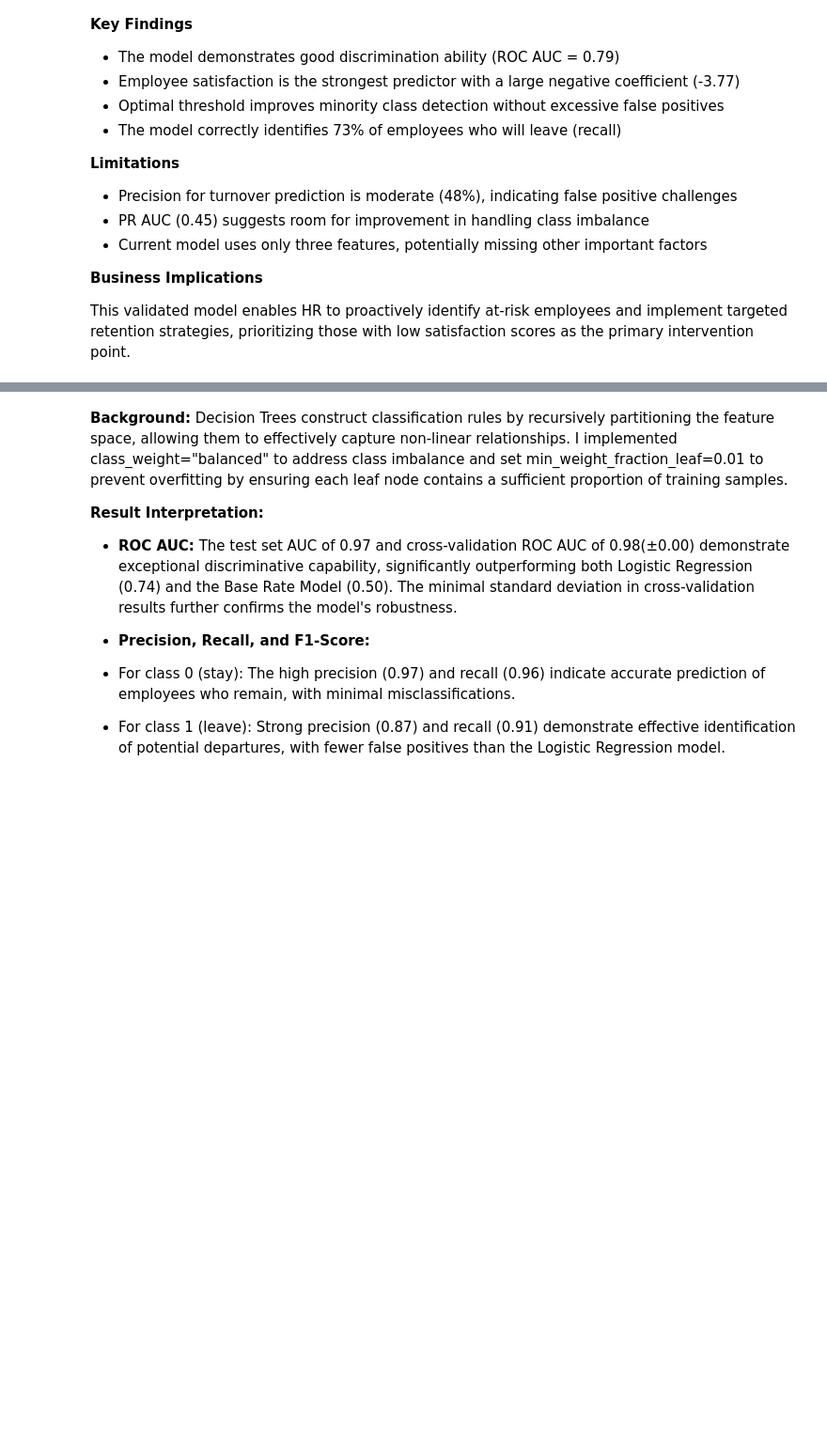
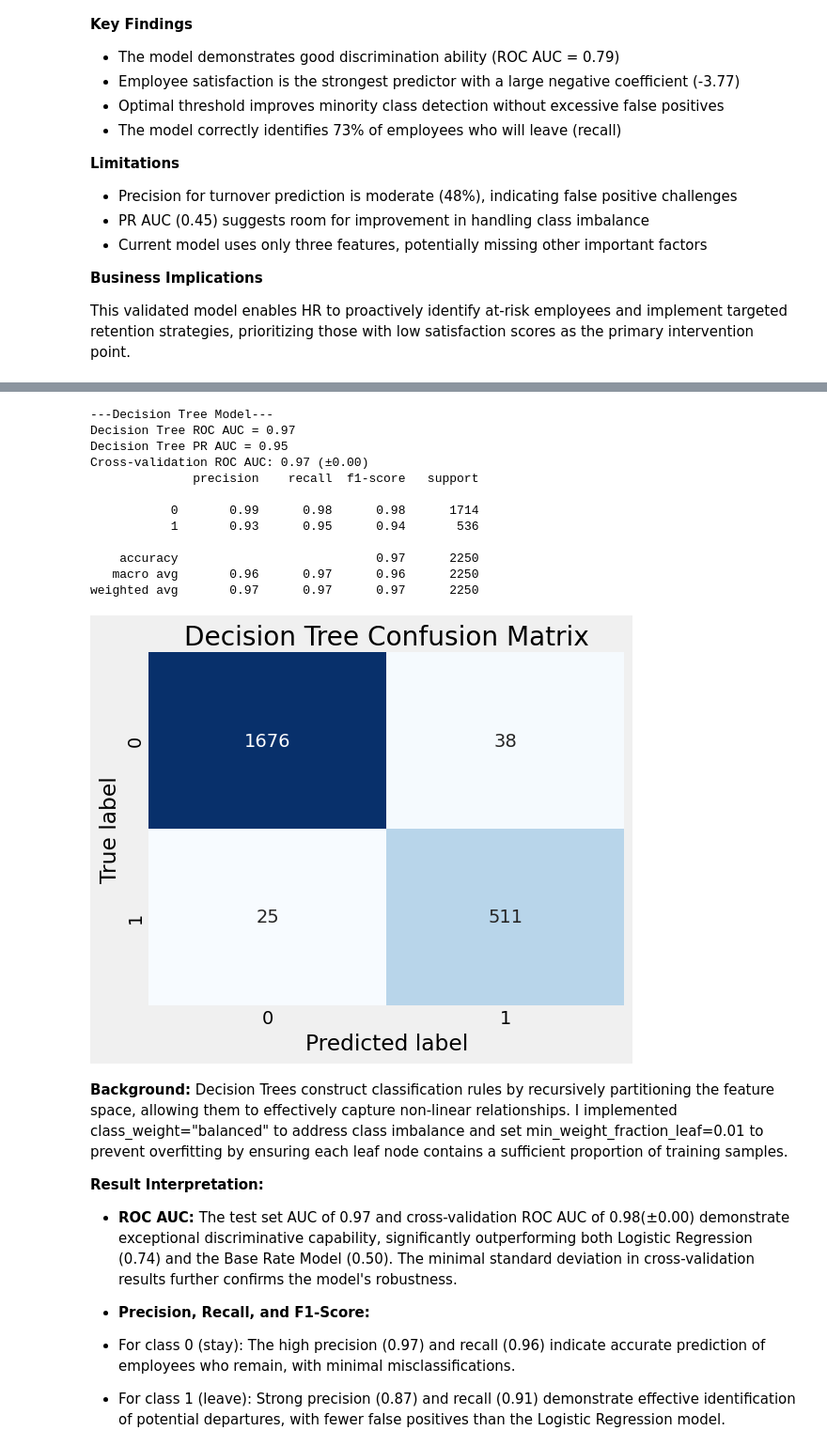
Before and after one commit to Molly503/employee_turnover, a Jupyter notebook: A Deep Dive into Turnover Patterns and Risk Factors.ipynb, the cells around one changed output, grey strips where cells are left out. Shown at 94% size. Cells and saved outputs as stored; diff of their text form; code cells hidden in the pictures; blank space fills up the shorter version.

Commit message:
validation update

```diff
--- a/A Deep Dive into Turnover Patterns and Risk Factors.ipynb
+++ b/A Deep Dive into Turnover Patterns and Risk Factors.ipynb
@@ -1522,3 +1656,61 @@ weighted avg       0.95      0.95      0.95      2250
+# %%
+
+from sklearn.model_selection import cross_val_score
+from sklearn.metrics import roc_auc_score, classification_report, confusion_matrix
+from sklearn.metrics import precision_recall_curve, auc
+import matplotlib.pyplot as plt
+import seaborn as sns
+
+
+def pr_auc_score(y_true, y_score):
+    precision, recall, _ = precision_recall_curve(y_true, y_score)
+    return auc(recall, precision)
+
+
+def plot_confusion_matrix(y_true, y_pred, title):
+    cm = confusion_matrix(y_true, y_pred)
+    plt.figure(figsize=(6, 5))
+    sns.heatmap(cm, annot=True, fmt='d', cmap='Blues', cbar=False)
+    plt.title(title)
+    plt.ylabel('True label')
+    plt.xlabel('Predicted label')
+    plt.tight_layout()
+    plt.show()
+
+
+X_test = X_test[X_train.columns]
+
+
+from sklearn.tree import DecisionTreeClassifier
+dtree = DecisionTreeClassifier(random_state=42)
+dtree.fit(X_train, y_train)
+
+# Cross-validation for decision tree
+dt_cv_scores = cross_val_score(dtree, X_train, y_train, cv=5, scoring='roc_auc')
+
+print("\n\n---Decision Tree Model---")
+dt_roc_auc = roc_auc_score(y_test, dtree.predict_proba(X_test)[:, 1])
+dt_pr_auc = pr_auc_score(y_test, dtree.predict_proba(X_test)[:, 1])
+print(f"Decision Tree ROC AUC = {dt_roc_auc:.2f}")
+print(f"Decision Tree PR AUC = {dt_pr_auc:.2f}")
+print(f"Cross-validation ROC AUC: {dt_cv_scores.mean():.2f} (±{dt_cv_scores.std():.2f})")
+print(classification_report(y_test, dtree.predict(X_test), zero_division=0))
+
+plot_confusion_matrix(y_test, dtree.predict(X_test), "Decision Tree Confusion Matrix")
+# %% [output]
+---Decision Tree Model---
+Decision Tree ROC AUC = 0.97
+Decision Tree PR AUC = 0.95
+Cross-validation ROC AUC: 0.97 (±0.00)
+              precision    recall  f1-score   support
+
+           0       0.99      0.98      0.98      1714
+           1       0.93      0.95      0.94       536
+
+    accuracy                           0.97      2250
+   macro avg       0.96      0.97      0.96      2250
+weighted avg       0.97      0.97      0.97      2250
+[figure, added]
 # %% [markdown]
 
 
```
Also changed, not shown: parts of 17 cells of this notebook, 2 other files.
